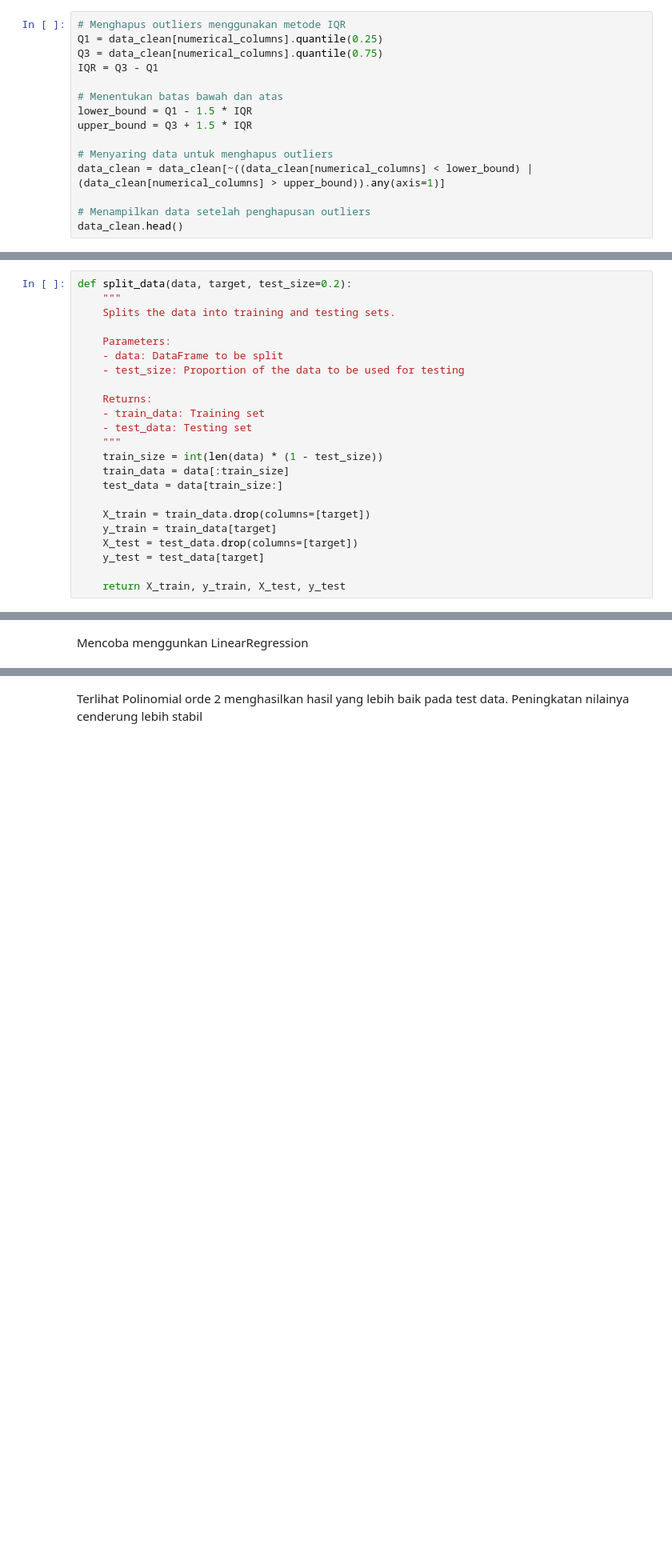
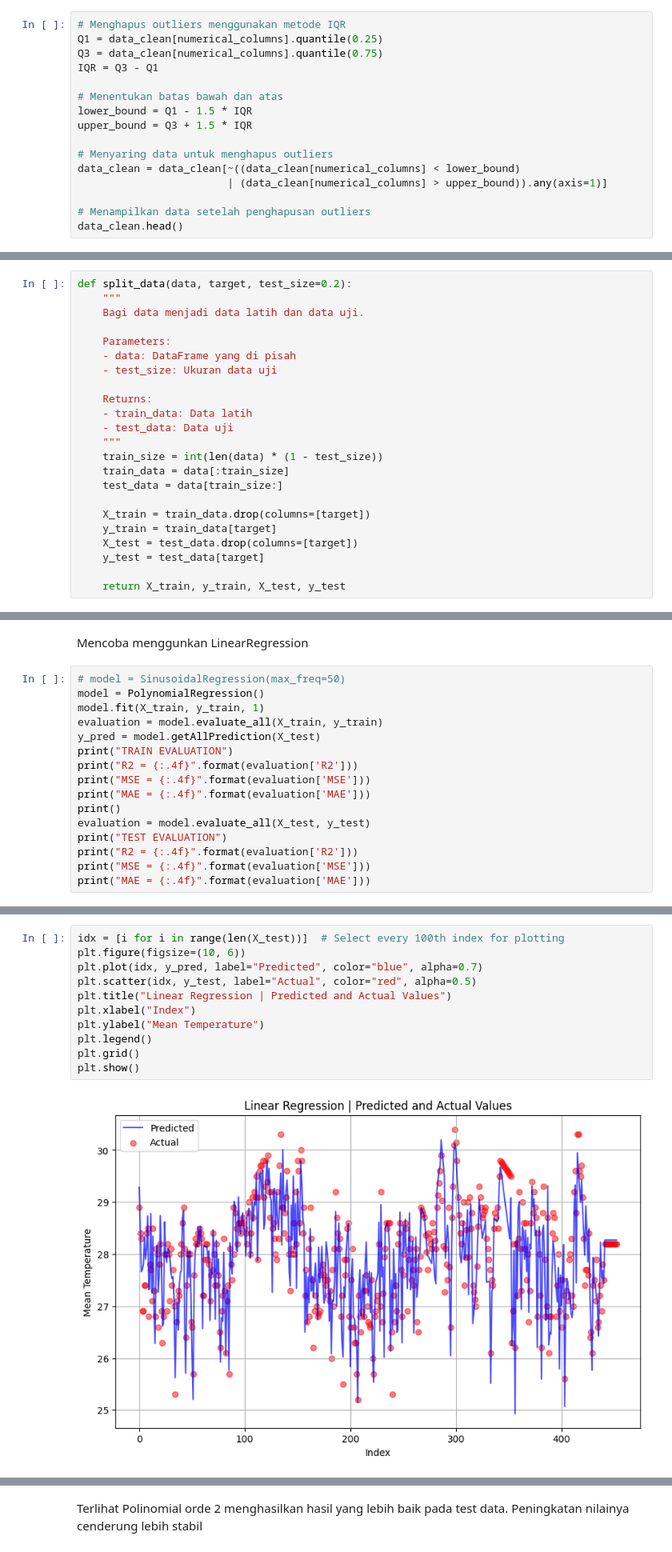
Before and after one commit to mie-intel/AI-WSM, a Jupyter notebook: A.ipynb, the cells around one changed output, grey strips where cells are left out. Shown at 80% size. Cells and saved outputs as stored; diff of their text form; blank space fills up the shorter version.

```diff
--- a/A.ipynb
+++ b/A.ipynb
@@ -211,7 +214,8 @@ lower_bound = Q1 - 1.5 * IQR
 upper_bound = Q3 + 1.5 * IQR
 
 # Menyaring data untuk menghapus outliers
-data_clean = data_clean[~((data_clean[numerical_columns] < lower_bound) | (data_clean[numerical_columns] > upper_bound)).any(axis=1)]
+data_clean = data_clean[~((data_clean[numerical_columns] < lower_bound)
+                        | (data_clean[numerical_columns] > upper_bound)).any(axis=1)]
 
 # Menampilkan data setelah penghapusan outliers
 data_clean.head()
@@ -257,15 +261,15 @@ plt.show()
 # %%
 def split_data(data, target, test_size=0.2):
     """
-    Splits the data into training and testing sets.
+    Bagi data menjadi data latih dan data uji.
 
     Parameters:
-    - data: DataFrame to be split
-    - test_size: Proportion of the data to be used for testing
+    - data: DataFrame yang di pisah
+    - test_size: Ukuran data uji
 
     Returns:
-    - train_data: Training set
-    - test_data: Testing set
+    - train_data: Data latih
+    - test_data: Data uji
     """
     train_size = int(len(data) * (1 - test_size))
     train_data = data[:train_size]
@@ -286,3 +290,19 @@ final_data = data_clean.drop(['date', 'station'], axis=1)  # Drop non-numeric co
 X_train, y_train, X_test, y_test = split_data(final_data, target="mean_temperature", test_size=0.2) # split data into train and test set
 # %% [markdown]
 Mencoba menggunkan LinearRegression
+# %%
+# model = SinusoidalRegression(max_freq=50)
+model = PolynomialRegression()
+model.fit(X_train, y_train, 1)
+evaluation = model.evaluate_all(X_train, y_train)
+y_pred = model.getAllPrediction(X_test)
+print("TRAIN EVALUATION")
+print("R2 = {:.4f}".format(evaluation['R2']))
+print("MSE = {:.4f}".format(evaluation['MSE']))
+print("MAE = {:.4f}".format(evaluation['MAE']))
+print()
+evaluation = model.evaluate_all(X_test, y_test)
+print("TEST EVALUATION")
+print("R2 = {:.4f}".format(evaluation['R2']))
+print("MSE = {:.4f}".format(evaluation['MSE']))
+print("MAE = {:.4f}".format(evaluation['MAE']))
@@ -288,0 +319,13 @@ Mencoba menggunkan LinearRegression
+# %%
+idx = [i for i in range(len(X_test))]  # Select every 100th index for plotting
+plt.figure(figsize=(10, 6))
+plt.plot(idx, y_pred, label="Predicted", color="blue", alpha=0.7)
+plt.scatter(idx, y_test, label="Actual", color="red", alpha=0.5)
+plt.title("Linear Regression | Predicted and Actual Values")
+plt.xlabel("Index")
+plt.ylabel("Mean Temperature")
+plt.legend()
+plt.grid()
+plt.show()
+# %% [output]
+[figure, added]
```
Also changed, not shown: parts of 12 cells of this notebook, 1 other file.
